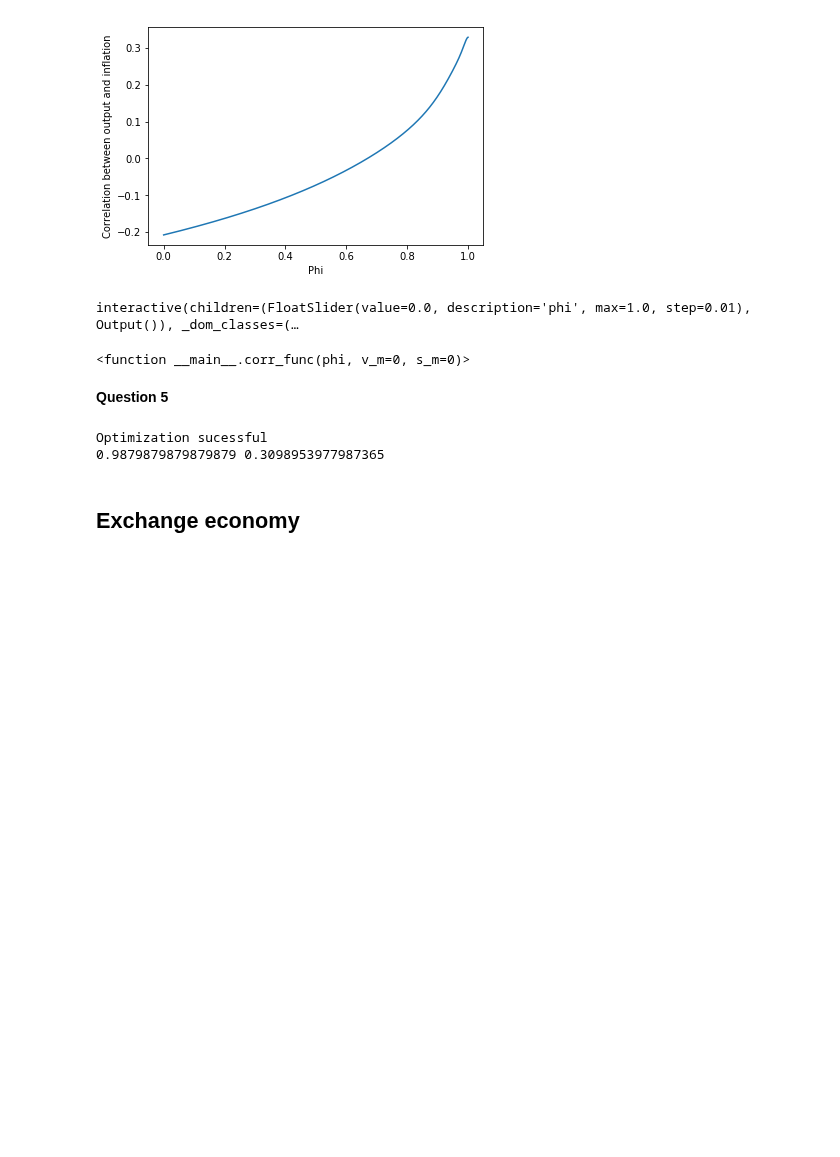
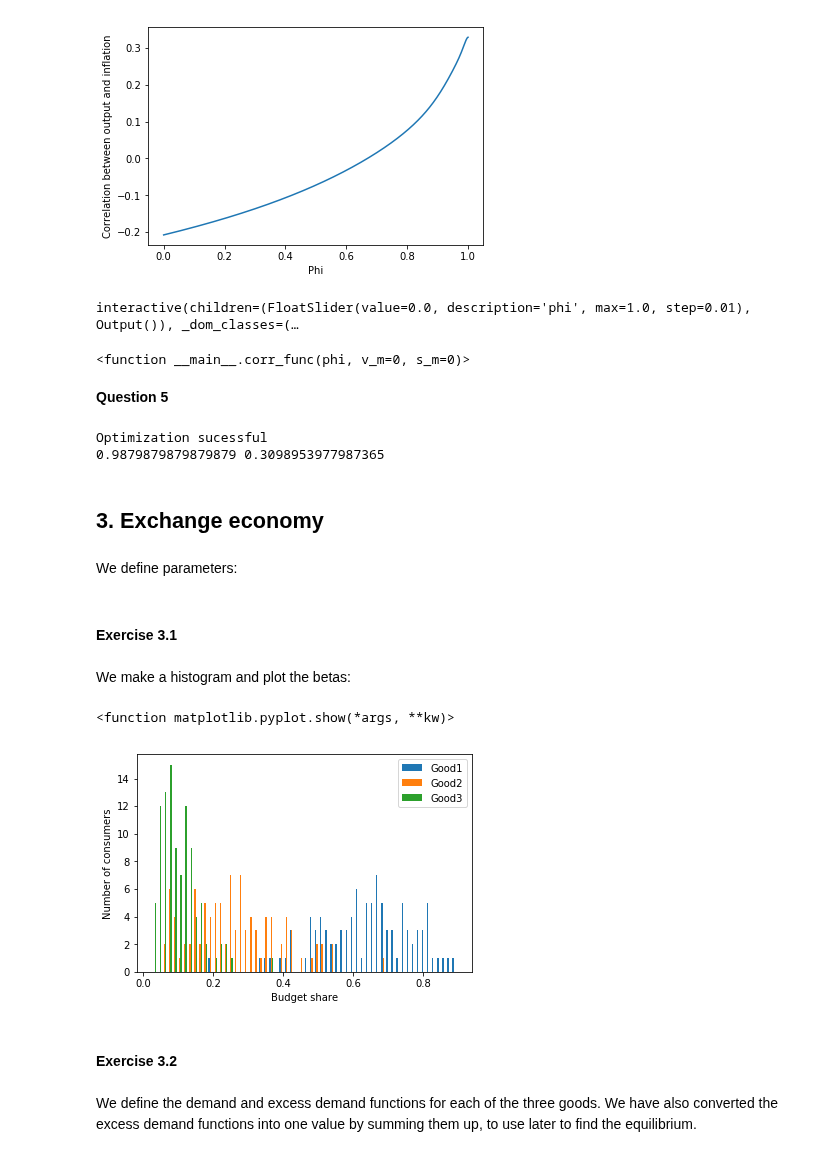
Before and after one commit to NumEconCopenhagen/projects-2019-al, a Jupyter notebook: examproject/examproject.ipynb, the cells around one changed output. Cells and saved outputs as stored; diff of their text form; code cells hidden in the pictures; blank space fills up the shorter version.

```diff
--- a/examproject/examproject.ipynb
+++ b/examproject/examproject.ipynb
@@ -1030,4 +1027,51 @@ phi_init = 0.1
 #sol = optimize.minimize(objective,phi_init,method="SLSQP",constraints=cons)
 #sol
 # %% [markdown]
-## Exchange economy
+## 3. Exchange economy
+# %% [markdown]
+We define parameters:
+# %%
+#parameters:
+N = 100
+mu = np.array([3,2,1])
+Sigma = np.array([[0.25, 0, 0], [0, 0.25, 0], [0, 0, 0.25]])
+gamma = 0.8
+zeta = 1
+
+#seed
+seed = 1986
+np.random.seed(seed)
+
+#preferances
+alphas = np.exp(np.random.multivariate_normal(mu, Sigma, size=N))
+betas = alphas/np.reshape(np.sum(alphas,axis=1),(N,1))
+
+beta1= betas[:,0]
+beta2= betas[:,1]
+beta3=betas[:,2]
+
+alpha1= alphas[:,0]
+alpha2= alphas[:,1]
+alpha2= alphas[:,2]
+
+#endowments
+e1 = np.random.exponential(zeta,size=N)
+e2 = np.random.exponential(zeta,size=N)
+e3 = np.random.exponential(zeta,size=N)
+# %% [markdown]
+#### Exercise 3.1
+# %% [markdown]
+We make a histogram and plot the betas:
+# %%
+plt.hist(betas, bins = 60, label= ("Good1", 'Good2', 'Good3'))
+plt.legend()
+plt.xlabel('Budget share')
+plt.ylabel('Number of consumers')
+plt.show
+# %% [output]
+<function matplotlib.pyplot.show(*args, **kw)>
+[figure, added]
+# %% [markdown]
+#### Exercise 3.2
+# %% [markdown]
+We define the demand and excess demand functions for each of the three goods. We have also converted the excess demand functions into one value by summing them up, to use later to find the equilibrium.
```
Also changed, not shown: parts of 67 cells of this notebook, 1 other file.
